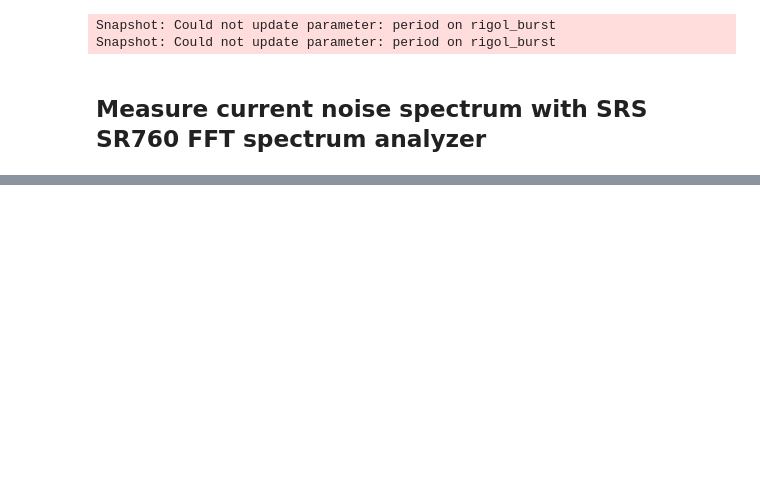
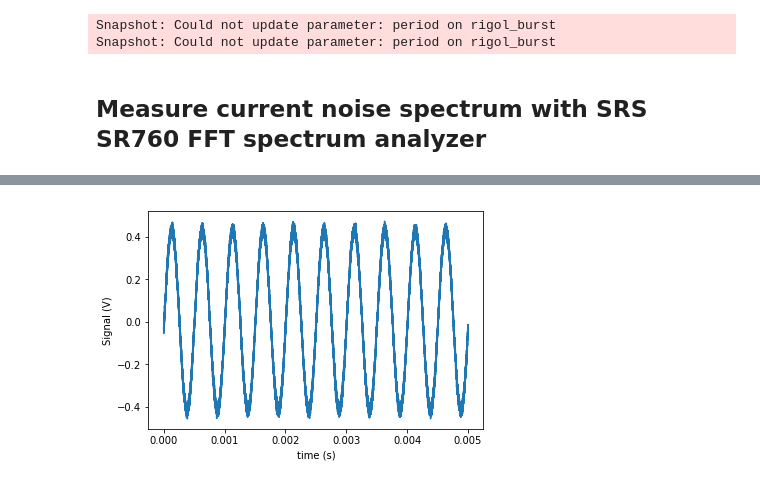
Before and after one commit to kouwenhovenlab/v0_characterization, a Jupyter notebook: scripts/Current_noise_spectrum.ipynb, the cells around one changed output, grey strips where cells are left out. Saved outputs shown, nothing was run; the diff lists cells and outputs as text; code cells hidden in the pictures; blank space fills up the shorter version.

```diff
--- a/scripts/Current_noise_spectrum.ipynb
+++ b/scripts/Current_noise_spectrum.ipynb
@@ -66,0 +164,31 @@ ax.grid(dashes=[2,2])
+# %%
+rms_amp = .3
+freq = 2000
+station.rigol.ch1.ampl(2*np.sqrt(2)*rms_amp)
+station.rigol.ch1.freq(freq)
+# %%
+# nPoints = 200000;
+sample_rate = 10000*freq
+# time_range = nPoints/sample_rate
+time_range = 10/freq
+nPoints = int(time_range*sample_rate)
+time_offset = time_range/2
+
+station.scope.timebase_range(time_range)
+station.scope.timebase_position(0)
+station.scope.acquire_points(nPoints)
+# station.scope.acquire_sample_rate(nPoints/station.scope.timebase_range())
+station.scope.acquire_sample_rate(sample_rate)
+
+station.scope.ch1.trace.prepare_curvedata()
+
+ts = np.linspace(0, nPoints/station.scope.acquire_sample_rate(), nPoints)
+data2 = station.scope.ch1.trace()
+
+%matplotlib inline
+plt.plot(ts, data2)
+plt.xlabel('time (s)')
+plt.ylabel('Signal (V)')
+plt.show()
+# %% [output]
+[figure, added]
```
Also changed, not shown: parts of 54 cells of this notebook.
